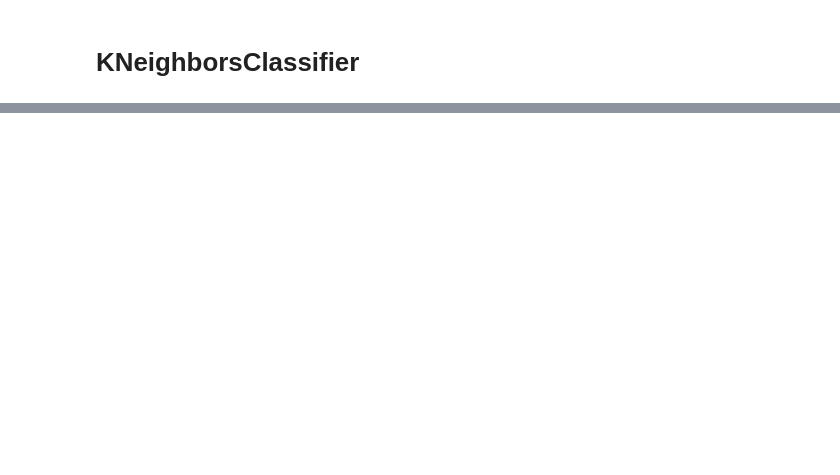
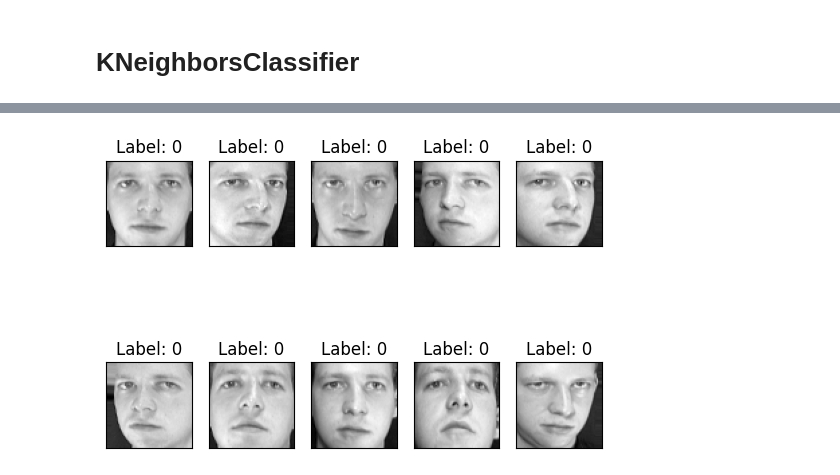
Before and after one commit to AjitAdin/ML_LAB, a Jupyter notebook: ML_IA/yerri/olivetti_faces.ipynb, the cells around one changed output, grey strips where cells are left out. Cells and saved outputs as stored; diff of their text form; code cells hidden in the pictures; blank space fills up the shorter version.

```diff
--- a/ML_IA/yerri/olivetti_faces.ipynb
+++ b/ML_IA/yerri/olivetti_faces.ipynb
@@ -177,0 +185,14 @@ print(tree_rules)
+# %%
+def plot_faces(images, labels, n_row=2, n_col=5):
+
+    for i in range(n_row * n_col):
+        plt.subplot(n_row, n_col, i + 1)
+        plt.imshow(images[i], cmap='gray')
+        plt.title(f"Label: {labels[i]}")
+        plt.xticks(())
+        plt.yticks(())
+    plt.show()
+
+plot_faces(faces.images, y)
+# %% [output]
+[figure, added]
```
Also changed, not shown: parts of 6 cells of this notebook, 4 other files.
